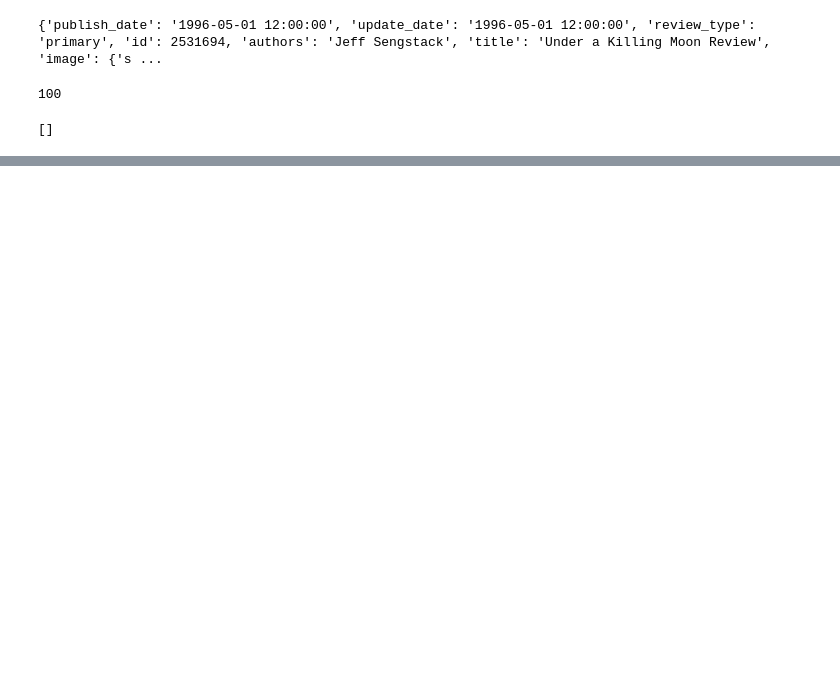
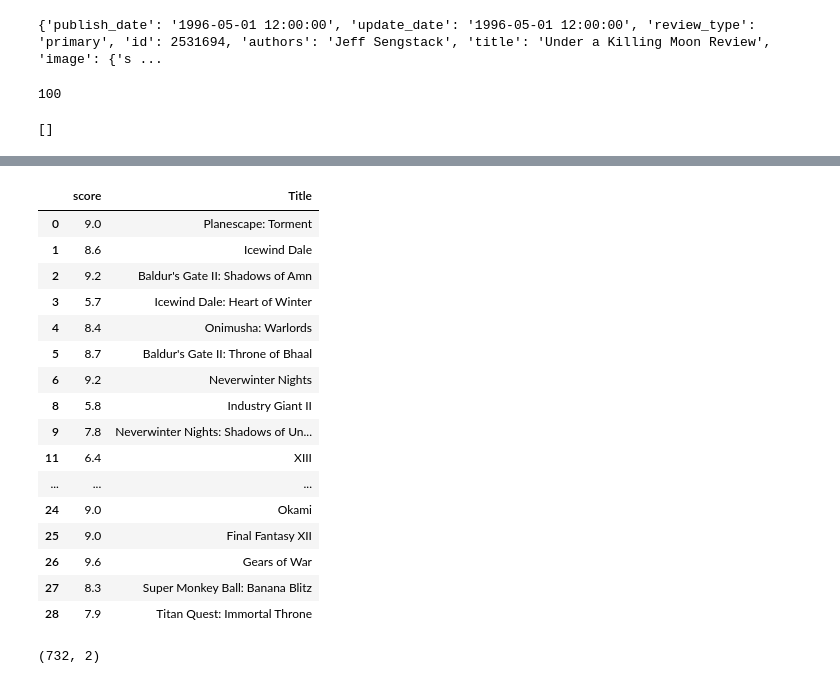
Before and after one commit to Ahila700/movie-project, a Jupyter notebook: gamespot_api.ipynb, the cells around one changed output, grey strips where cells are left out. Drawn from its saved outputs; the diff is of its cells as text; code cells hidden in the pictures; blank space fills up the shorter version.

```diff
--- a/gamespot_api.ipynb
+++ b/gamespot_api.ipynb
@@ -77,4 +91,6 @@ for title in df['title']:
 df['Title'] = titles
 # %%
 df.drop(columns='title', inplace=True)
+# %%
+df.drop(columns='platforms',inplace=True)
 # %%
@@ -83,0 +127,26 @@ NameError: name 'df' is not defined
+# %%
+drop_dup = df.drop_duplicates('Title')
+# %%
+drop_dup.head(20)
+# %% [output]
+|  | score | Title |
+| 0 | 9.0 | Planescape: Torment |
+| 1 | 8.6 | Icewind Dale |
+| 2 | 9.2 | Baldur's Gate II: Shadows of Amn |
+| 3 | 5.7 | Icewind Dale: Heart of Winter |
+| 4 | 8.4 | Onimusha: Warlords |
+| 5 | 8.7 | Baldur's Gate II: Throne of Bhaal |
+| 6 | 9.2 | Neverwinter Nights |
+| 8 | 5.8 | Industry Giant II |
+| 9 | 7.8 | Neverwinter Nights: Shadows of Un... |
+| 11 | 6.4 | XIII |
+| ... | ... | ... |
+| 24 | 9.0 | Okami |
+| 25 | 9.0 | Final Fantasy XII |
+| 26 | 9.6 | Gears of War |
+| 27 | 8.3 | Super Monkey Ball: Banana Blitz |
+| 28 | 7.9 | Titan Quest: Immortal Throne |
+# %%
+print(drop_dup.shape)
+# %% [output]
+(732, 2)
```
Also changed, not shown: parts of 6 cells of this notebook, 8 other files.
